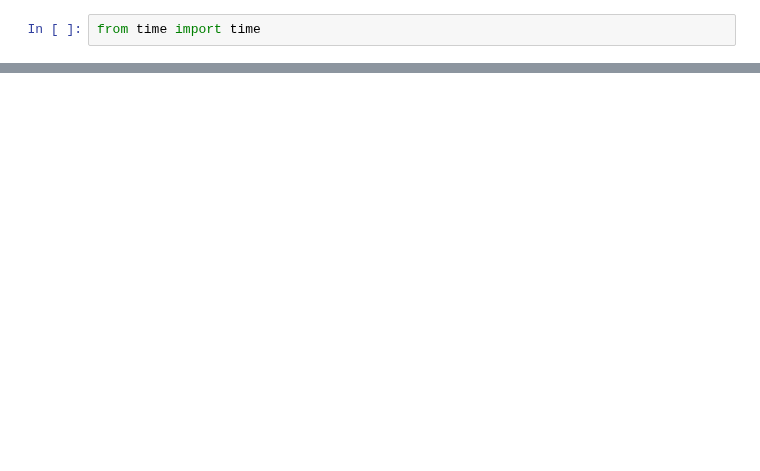
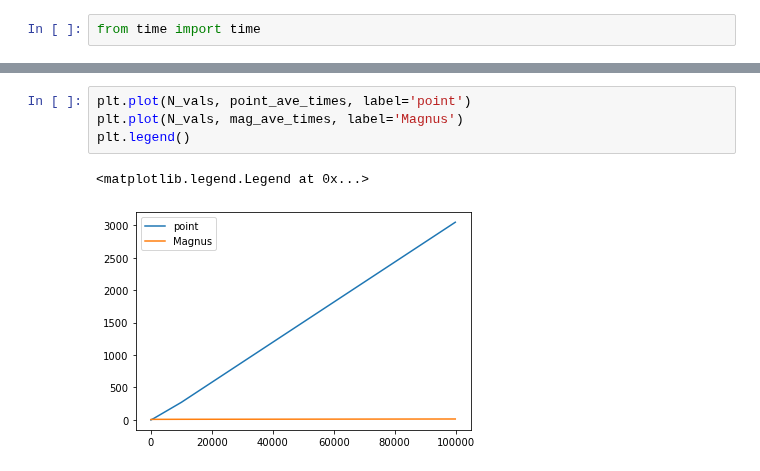
Before and after one commit to DanPuzzuoli/multivariable_dyson_magnus, a Jupyter notebook: magnus_qoc.ipynb, the cells around one changed output, grey strips where cells are left out. Drawn from its saved outputs; the diff is of its cells as text; blank space fills up the shorter version.

```diff
--- a/magnus_qoc.ipynb
+++ b/magnus_qoc.ipynb
@@ -457,0 +575,7 @@ Wall time: 18.3 s
+# %%
+plt.plot(N_vals, point_ave_times, label='point')
+plt.plot(N_vals, mag_ave_times, label='Magnus')
+plt.legend()
+# %% [output]
+<matplotlib.legend.Legend at 0x...>
+[figure, added]
```
Also changed, not shown: parts of 32 cells of this notebook.
